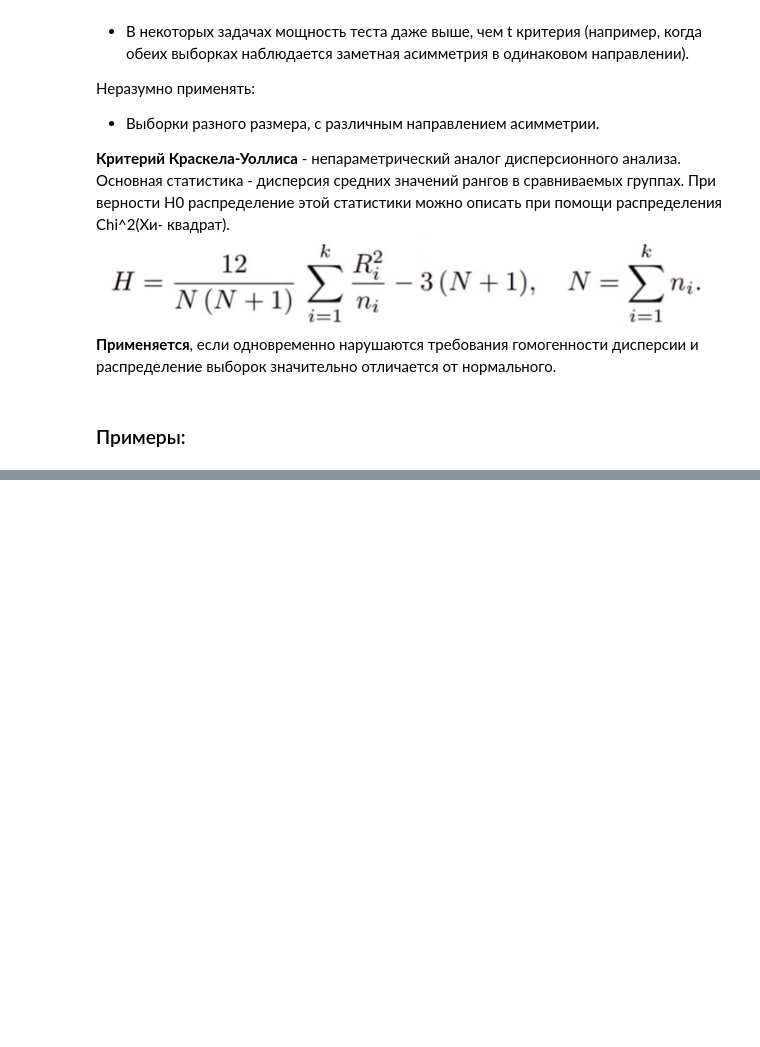
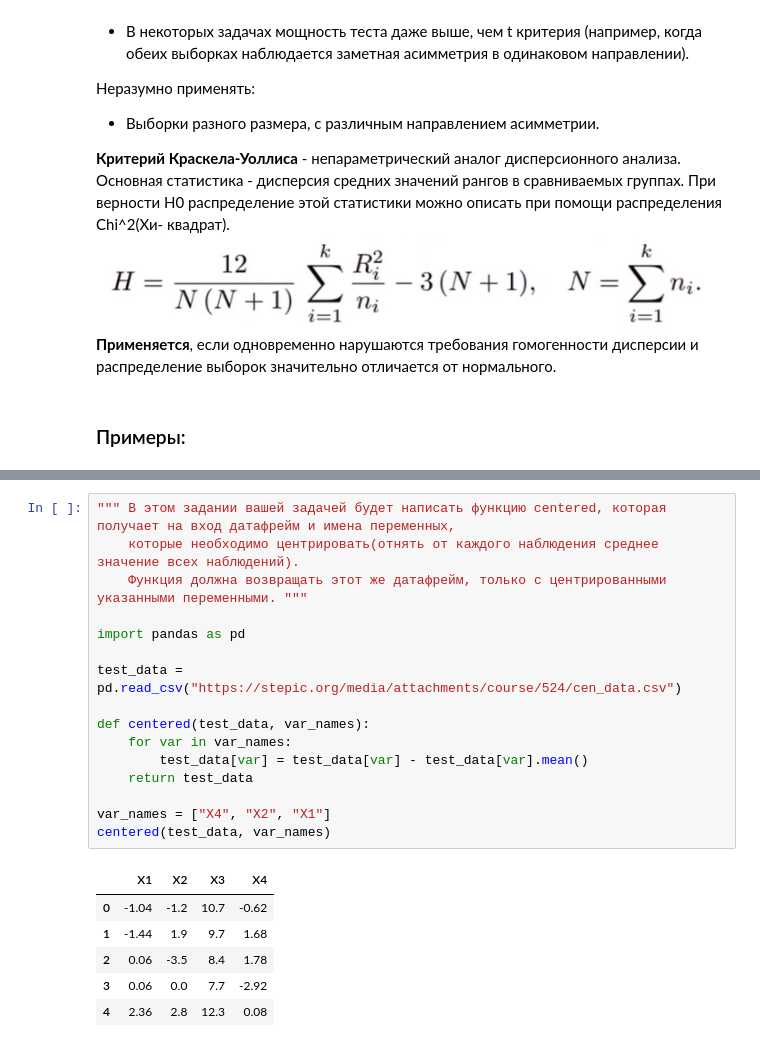
Before and after one commit to LiquidVac/My_study, a Jupyter notebook: STEPIK. Основы статистики ч.2/Лекция 2. Логистическая регрессия и непараметрические методы.ipynb, the cells around one changed output, grey strips where cells are left out. Drawn from its saved outputs; the diff is of its cells as text; blank space fills up the shorter version.

```diff
--- a/STEPIK. Основы статистики ч.2/Лекция 2. Логистическая регрессия и непараметрические методы.ipynb
+++ b/STEPIK. Основы статистики ч.2/Лекция 2. Логистическая регрессия и непараметрические методы.ipynb
@@ -1186,0 +1233,23 @@ ttest statistics = -1.8749637214994326, p-value = 0.062269999564952 -> Выбо
+# %%
+""" В этом задании вашей задачей будет написать функцию centered, которая получает на вход датафрейм и имена переменных,
+    которые необходимо центрировать(отнять от каждого наблюдения среднее значение всех наблюдений).
+    Функция должна возвращать этот же датафрейм, только с центрированными указанными переменными. """
+
+import pandas as pd
+
+test_data = pd.read_csv("https://stepic.org/media/attachments/course/524/cen_data.csv")
+
+def centered(test_data, var_names):
+    for var in var_names:
+        test_data[var] = test_data[var] - test_data[var].mean()
+    return test_data
+
+var_names = ["X4", "X2", "X1"]
+centered(test_data, var_names)
+# %% [output]
+|  | X1 | X2 | X3 | X4 |
+| 0 | -1.04 | -1.2 | 10.7 | -0.62 |
+| 1 | -1.44 | 1.9 | 9.7 | 1.68 |
+| 2 | 0.06 | -3.5 | 8.4 | 1.78 |
+| 3 | 0.06 | 0.0 | 7.7 | -2.92 |
+| 4 | 2.36 | 2.8 | 12.3 | 0.08 |
```
Also changed, not shown: parts of 47 cells of this notebook.
